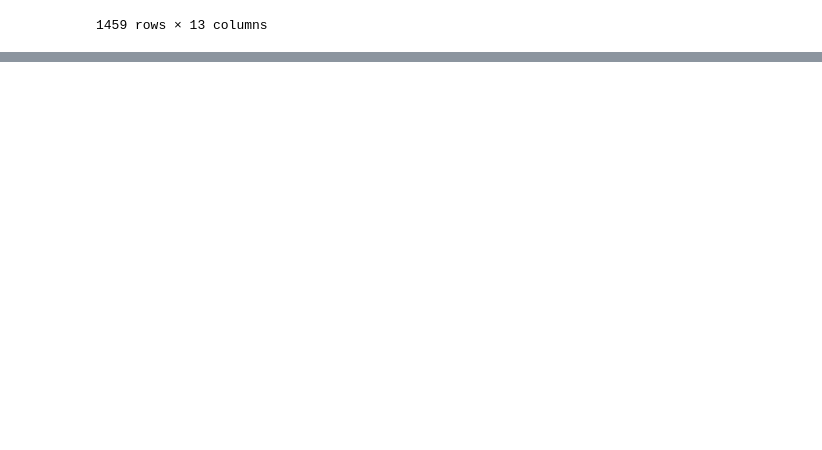
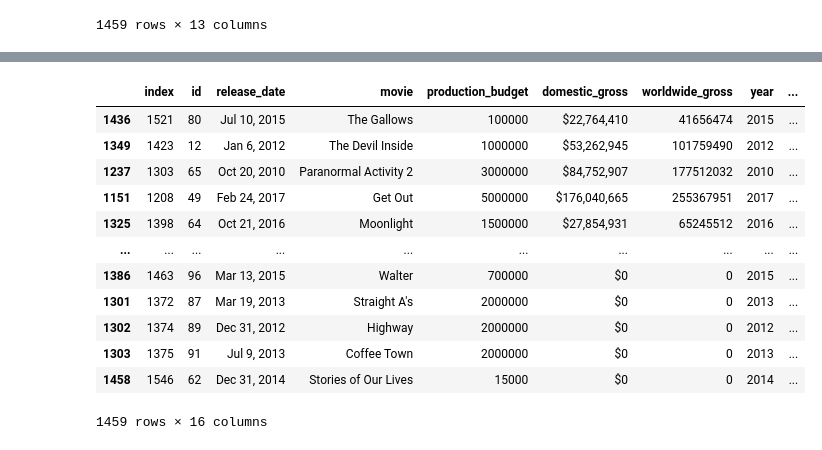
Before and after one commit to jnahra/dsc-phase-1-project, a Jupyter notebook: albert_phase1_notebook.ipynb, the cells around one changed output, grey strips where cells are left out. Cells and saved outputs as stored; diff of their text form; code cells hidden in the pictures; blank space fills up the shorter version.

```diff
--- a/albert_phase1_notebook.ipynb
+++ b/albert_phase1_notebook.ipynb
@@ -1056,6 +1144,6 @@ dataset_cleaned2['production_budget'] = dataset_cleaned2['production_budget'].st
 # %%
-dataset_cleaned2['production_budget'] = dataset_cleaned2['production_budget'].astype(int)
+dataset_final2['production_budget'] = dataset_final2['production_budget'].astype(int)
 # %%
-dataset_cleaned2['profit'] = dataset_cleaned2['worldwide_gross'] - dataset_cleaned2['production_budget']
+dataset_final2['profit'] = dataset_final2['worldwide_gross'] - dataset_final2['production_budget']
 # %%
-dataset_cleaned2['ROI'] = dataset_cleaned2['profit'] / dataset_cleaned2['production_budget'] * 100
+dataset_final2['ROI'] = dataset_final2['profit'] / dataset_final2['production_budget'] * 100
@@ -1064,2 +1150,18 @@ dataset_cleaned2
+# %%
+dataset_final2.reset_index(inplace = True)
 # %%
-dataset_cleaned2.sort_values('ROI', ascending = False)
+dataset_final2.sort_values('ROI', ascending = False)
+# %% [output]
+|  | index | id | release_date | movie | production_budget | domestic_gross | worldwide_gross | year | ... |
+| 1436 | 1521 | 80 | Jul 10, 2015 | The Gallows | 100000 | $22,764,410 | 41656474 | 2015 | ... |
+| 1349 | 1423 | 12 | Jan 6, 2012 | The Devil Inside | 1000000 | $53,262,945 | 101759490 | 2012 | ... |
+| 1237 | 1303 | 65 | Oct 20, 2010 | Paranormal Activity 2 | 3000000 | $84,752,907 | 177512032 | 2010 | ... |
+| 1151 | 1208 | 49 | Feb 24, 2017 | Get Out | 5000000 | $176,040,665 | 255367951 | 2017 | ... |
+| 1325 | 1398 | 64 | Oct 21, 2016 | Moonlight | 1500000 | $27,854,931 | 65245512 | 2016 | ... |
+| ... | ... | ... | ... | ... | ... | ... | ... | ... | ... |
+| 1386 | 1463 | 96 | Mar 13, 2015 | Walter | 700000 | $0 | 0 | 2015 | ... |
+| 1301 | 1372 | 87 | Mar 19, 2013 | Straight A's | 2000000 | $0 | 0 | 2013 | ... |
+| 1302 | 1374 | 89 | Dec 31, 2012 | Highway | 2000000 | $0 | 0 | 2012 | ... |
+| 1303 | 1375 | 91 | Jul 9, 2013 | Coffee Town | 2000000 | $0 | 0 | 2013 | ... |
+| 1458 | 1546 | 62 | Dec 31, 2014 | Stories of Our Lives | 15000 | $0 | 0 | 2014 | ... |
+1459 rows × 16 columns
```
Also changed, not shown: parts of 19 cells of this notebook, 2 other files.
